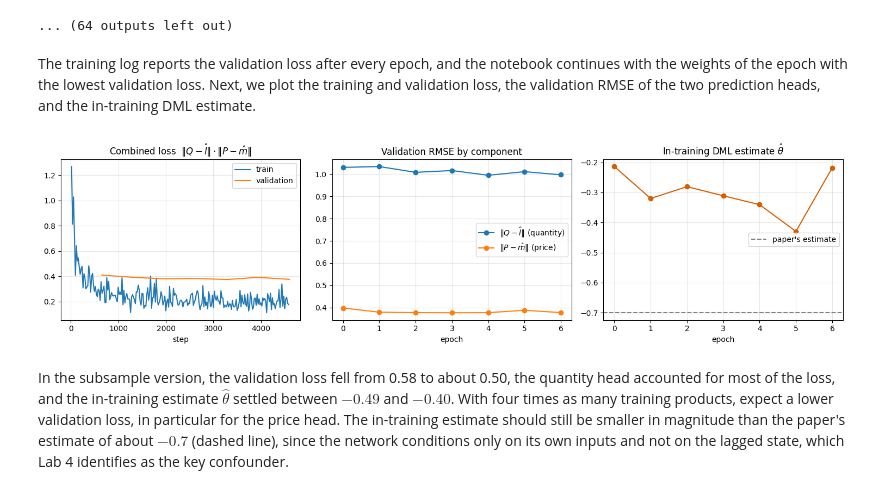
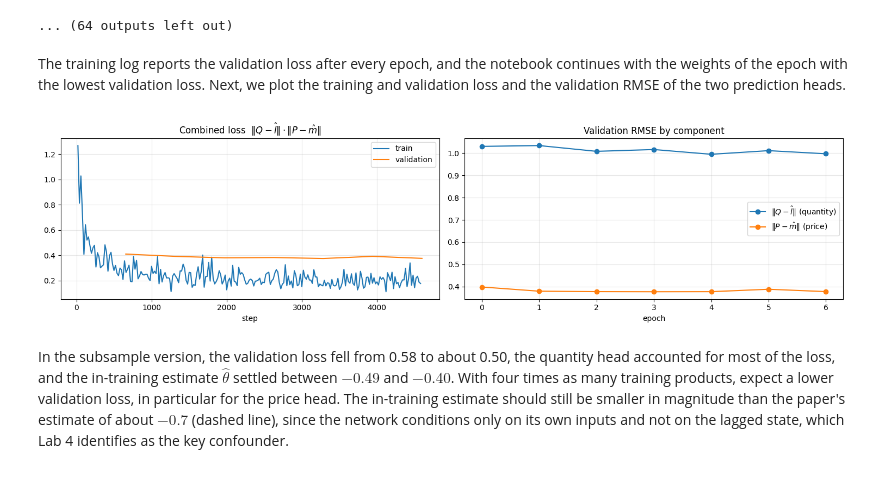
Before and after one commit to JanTeichertKluge/demand-analysis-labs, a Jupyter notebook: v2_ext/02_finetune_embeddings.ipynb, the cells around one changed output. Drawn from its saved outputs; the diff is of its cells as text; code cells hidden in the pictures.

```diff
--- a/v2_ext/02_finetune_embeddings.ipynb
+++ b/v2_ext/02_finetune_embeddings.ipynb
@@ -675,46 +669,38 @@ is deprecated, use `isinstance(treespec, TreeSpec) and treespec.is_leaf()` inste
   pred_d = np.row_stack((pred_d, predictions[idx][1].detach().cpu().numpy()))
 ... (64 outputs left out)
 # %% [markdown]
-The training log reports the validation loss after every epoch, and the notebook continues with the weights of the epoch with the lowest validation loss. Next, we plot the training and validation loss, the validation RMSE of the two prediction heads, and the in-training DML estimate.
+The training log reports the validation loss after every epoch, and the notebook continues with the weights of the epoch with the lowest validation loss. Next, we plot the training and validation loss and the validation RMSE of the two prediction heads.
 # %%
 # one CSV per session; resumed sessions continue the step and epoch counters
 logs = sorted(glob.glob(os.path.join(RUN_DIR, "logs", "version_*", "metrics.csv")))
 metrics = pd.concat([pd.read_csv(p) for p in logs], ignore_index=True)
 
-fig, axes = plt.subplots(1, 3, figsize=(15, 4))
+fig, axes = plt.subplots(1, 2, figsize=(15, 4))
 
 for col, lbl, ax in [("train_combined_loss", "train", axes[0]),
                      ("val_combined_loss", "validation", axes[0])]:
     if col in metrics:
         s = metrics[["step", col]].dropna()
         ax.plot(s["step"], s[col], label=lbl)
 axes[0].set_title("Combined loss  $\\|Q-\\hat{l}\\|\\cdot\\|P-\\hat{m}\\|$")
 axes[0].set_xlabel("step")
 axes[0].legend()
 
 for col, lbl in [("val_RMSE_ml_l_P_bb_t", "$\\|Q-\\hat{l}\\|$ (quantity)"),
                  ("val_RMSE_ml_m_P_bb_t", "$\\|P-\\hat{m}\\|$ (price)")]:
     if col in metrics:
         s = metrics[["epoch", col]].dropna()
         axes[1].plot(s["epoch"], s[col], marker="o", label=lbl)
 axes[1].set_title("Validation RMSE by component")
 axes[1].set_xlabel("epoch")
 axes[1].legend()
 
-if "theta_P_bb_t" in metrics:
-    s = metrics[["epoch", "theta_P_bb_t"]].dropna()
-    axes[2].plot(s["epoch"], s["theta_P_bb_t"], marker="o", color=palette[3])
-    axes[2].axhline(-0.70, ls="--", color="gray", label="paper's estimate")
-    axes[2].set_title("In-training DML estimate $\\hat{\\theta}$")
-    axes[2].set_xlabel("epoch")
-    axes[2].legend()
-
 for ax in axes:
     ax.grid(alpha=0.3)
 plt.tight_layout()
 plt.show()
 # %% [output]
-[figure, old version]
+[figure, new version]
 # %% [markdown]
 In the subsample version, the validation loss fell from 0.58 to about 0.50, the quantity head accounted for most of the loss, and the in-training estimate $\hat\theta$ settled between $-0.49$ and $-0.40$. With four times as many training products, expect a lower validation loss, in particular for the price head. The in-training estimate should still be smaller in magnitude than the paper's estimate of about $-0.7$ (dashed line), since the network conditions only on its own inputs and not on the lagged state, which Lab 4 identifies as the key confounder.
 # %% [markdown]
```
Also changed, not shown: parts of 1 cell of this notebook.
